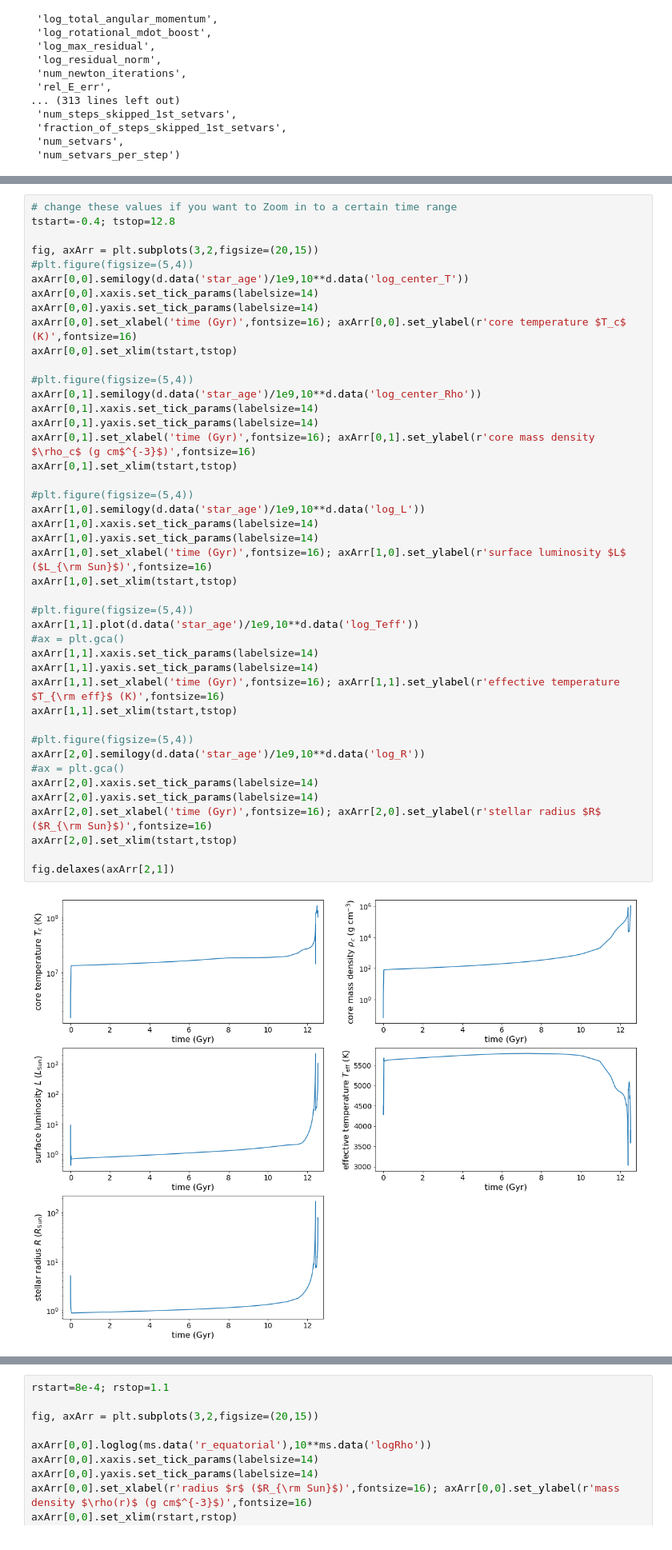
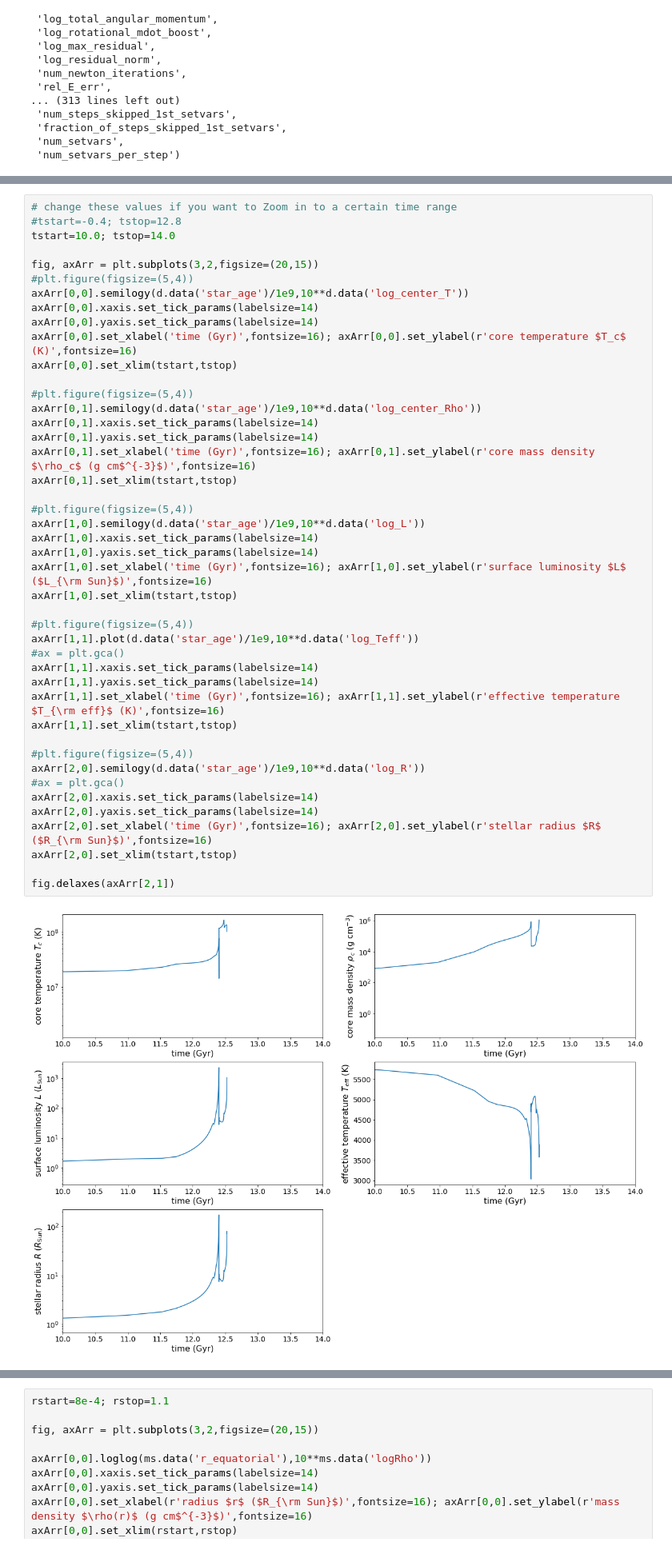
Before and after one commit to kevinmcmanus/ASTR3730_recitation, a Jupyter notebook: Lab 3/astr3730_lab3_mesa.ipynb, the cells around one changed output, grey strips where cells are left out. Shown at 80% size. Saved outputs shown, nothing was run; the diff lists cells and outputs as text.

```diff
--- a/Lab 3/astr3730_lab3_mesa.ipynb
+++ b/Lab 3/astr3730_lab3_mesa.ipynb
@@ -49,7 +51,8 @@ hint: where does H burning in the core start? where does the star leave the "mai
 you can also "Zoom in" by changing the start and end points of the x-axis tstart and tstop: plt.xlim(tstart,tstop)
 # %%
 # change these values if you want to Zoom in to a certain time range
-tstart=-0.4; tstop=12.8
+#tstart=-0.4; tstop=12.8
+tstart=10.0; tstop=14.0
 
 fig, axArr = plt.subplots(3,2,figsize=(20,15))
 #plt.figure(figsize=(5,4))
@@ -64,34 +67,34 @@ axArr[0,1].semilogy(d.data('star_age')/1e9,10**d.data('log_center_Rho'))
 axArr[0,1].xaxis.set_tick_params(labelsize=14)
 axArr[0,1].yaxis.set_tick_params(labelsize=14)
 axArr[0,1].set_xlabel('time (Gyr)',fontsize=16); axArr[0,1].set_ylabel(r'core mass density $\rho_c$ (g cm$^{-3}$)',fontsize=16)
 axArr[0,1].set_xlim(tstart,tstop)
 
 #plt.figure(figsize=(5,4))
 axArr[1,0].semilogy(d.data('star_age')/1e9,10**d.data('log_L'))
 axArr[1,0].xaxis.set_tick_params(labelsize=14)
 axArr[1,0].yaxis.set_tick_params(labelsize=14)
 axArr[1,0].set_xlabel('time (Gyr)',fontsize=16); axArr[1,0].set_ylabel(r'surface luminosity $L$ ($L_{\rm Sun}$)',fontsize=16)
 axArr[1,0].set_xlim(tstart,tstop)
 
 #plt.figure(figsize=(5,4))
 axArr[1,1].plot(d.data('star_age')/1e9,10**d.data('log_Teff'))
 #ax = plt.gca()
 axArr[1,1].xaxis.set_tick_params(labelsize=14)
 axArr[1,1].yaxis.set_tick_params(labelsize=14)
 axArr[1,1].set_xlabel('time (Gyr)',fontsize=16); axArr[1,1].set_ylabel(r'effective temperature $T_{\rm eff}$ (K)',fontsize=16)
 axArr[1,1].set_xlim(tstart,tstop)
 
 #plt.figure(figsize=(5,4))
 axArr[2,0].semilogy(d.data('star_age')/1e9,10**d.data('log_R'))
 #ax = plt.gca()
 axArr[2,0].xaxis.set_tick_params(labelsize=14)
 axArr[2,0].yaxis.set_tick_params(labelsize=14)
 axArr[2,0].set_xlabel('time (Gyr)',fontsize=16); axArr[2,0].set_ylabel(r'stellar radius $R$ ($R_{\rm Sun}$)',fontsize=16)
 axArr[2,0].set_xlim(tstart,tstop)
 
 fig.delaxes(axArr[2,1])
 # %% [output]
-[figure, old version]
+[figure, new version]
 # %% [markdown]
 ### 3. let's look at the radial structure of the main sequence star
 
```
Also changed, not shown: parts of 8 cells of this notebook.
